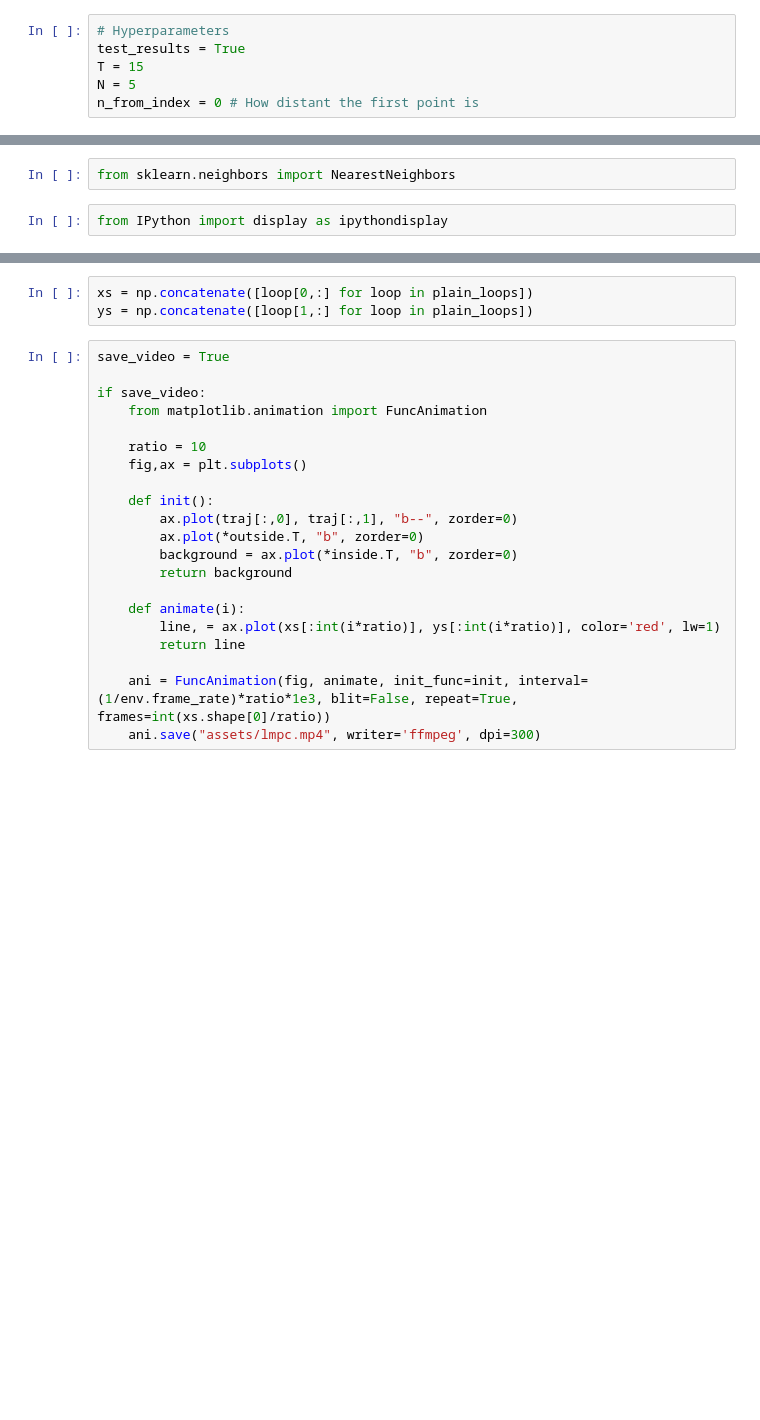
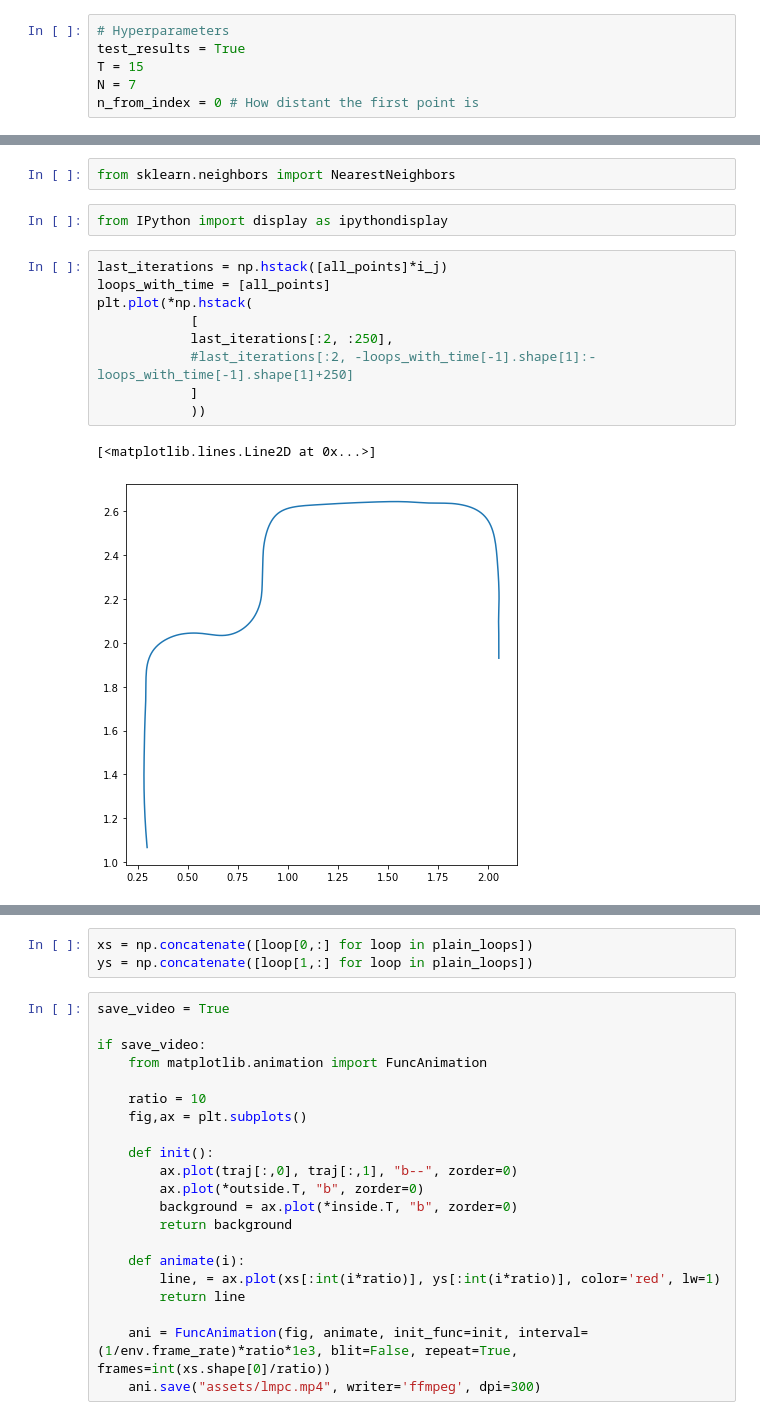
Before and after one commit to giuliovv/duckrace, a Jupyter notebook: iterative_mpc_hull_constraint.ipynb, the cells around one changed output, grey strips where cells are left out. Cells and saved outputs as stored; diff of their text form; blank space fills up the shorter version.

```diff
--- a/iterative_mpc_hull_constraint.ipynb
+++ b/iterative_mpc_hull_constraint.ipynb
@@ -2,7 +17,7 @@
 # Hyperparameters
 test_results = True
 T = 15
-N = 5
+N = 7
 n_from_index = 0 # How distant the first point is
 # %%
 import gym_duckietown
@@ -287,4 +302,16 @@ x_orig = x
 from sklearn.neighbors import NearestNeighbors
 # %%
 from IPython import display as ipythondisplay
+# %%
+last_iterations = np.hstack([all_points]*i_j)
+loops_with_time = [all_points]
+plt.plot(*np.hstack(
+            [
+            last_iterations[:2, :250],
+            #last_iterations[:2, -loops_with_time[-1].shape[1]:-loops_with_time[-1].shape[1]+250]
+            ]
+            ))
+# %% [output]
+[<matplotlib.lines.Line2D at 0x...>]
+[figure, added]
 # %%
```
Also changed, not shown: parts of 10 cells of this notebook.
